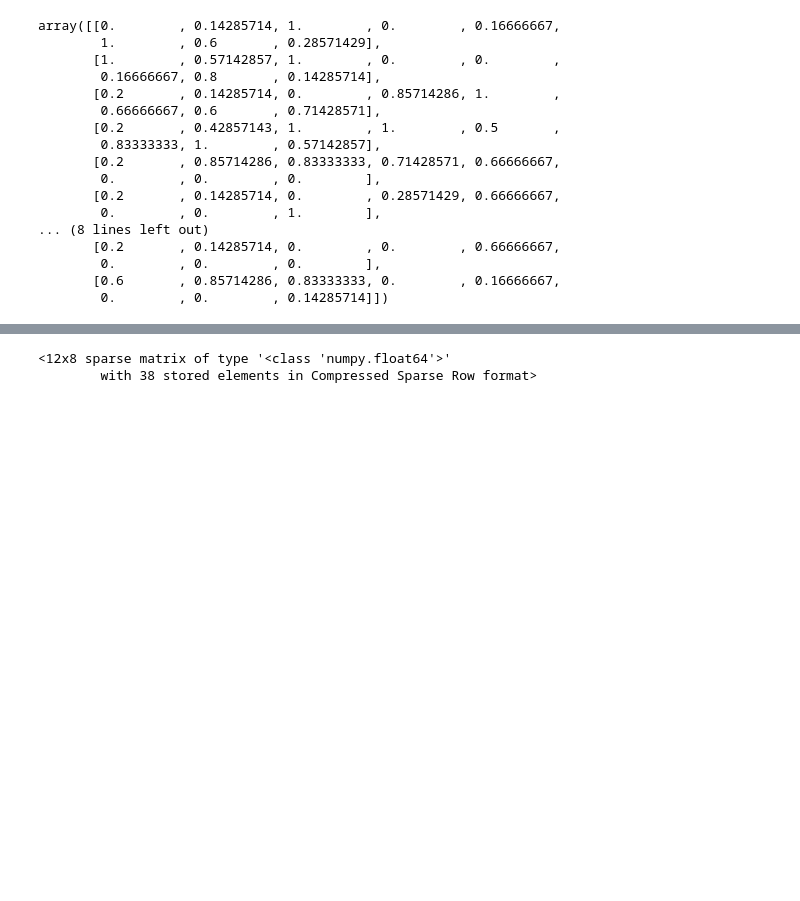
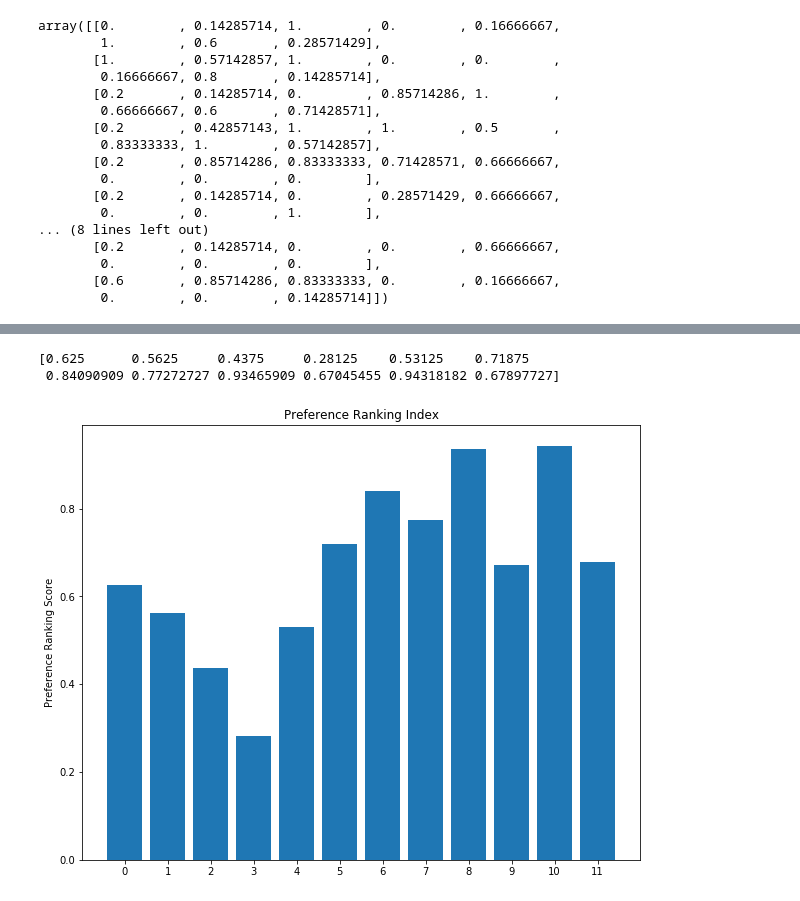
Before and after one commit to dr-jgsmith/HyperGraph-Project, a Jupyter notebook: hypergraphtk/notebooks/MCQA Example.ipynb, the cells around one changed output, grey strips where cells are left out. Saved outputs shown, nothing was run; the diff lists cells and outputs as text; code cells hidden in the pictures; blank space fills up the shorter version.

```diff
--- a/hypergraphtk/notebooks/MCQA Example.ipynb
+++ b/hypergraphtk/notebooks/MCQA Example.ipynb
@@ -71,10 +74,16 @@ visualize_pri_histogram(mqa[1])
+# %%
+mqa_iii = compute_mcqa_iii(np.array(matrix), weights, cut_points)
+print(mqa_iii)
+# %% [output]
+[0.625      0.5625     0.4375     0.28125    0.53125    0.71875
+ 0.84090909 0.77272727 0.93465909 0.67045455 0.94318182 0.67897727]
+# %%
+visualize_pri_histogram(mqa_iii)
+# %% [output]
+[figure, added]
 # %%
-sg = sparse_graph(norm, 0.4)
-sgm = compute_graph_matrix_sparse(sg)
-pprint(sgm)
+sg = sparse_graph(norm, 0.6)
+sgm = dowker_relation(sg)
-# %% [output]
-<12x8 sparse matrix of type '<class 'numpy.float64'>'
-        with 38 stored elements in Compressed Sparse Row format>
 # %%
 print(sgm)
 # %% [output]
```
Also changed, not shown: parts of 8 cells of this notebook, 12 other files.
